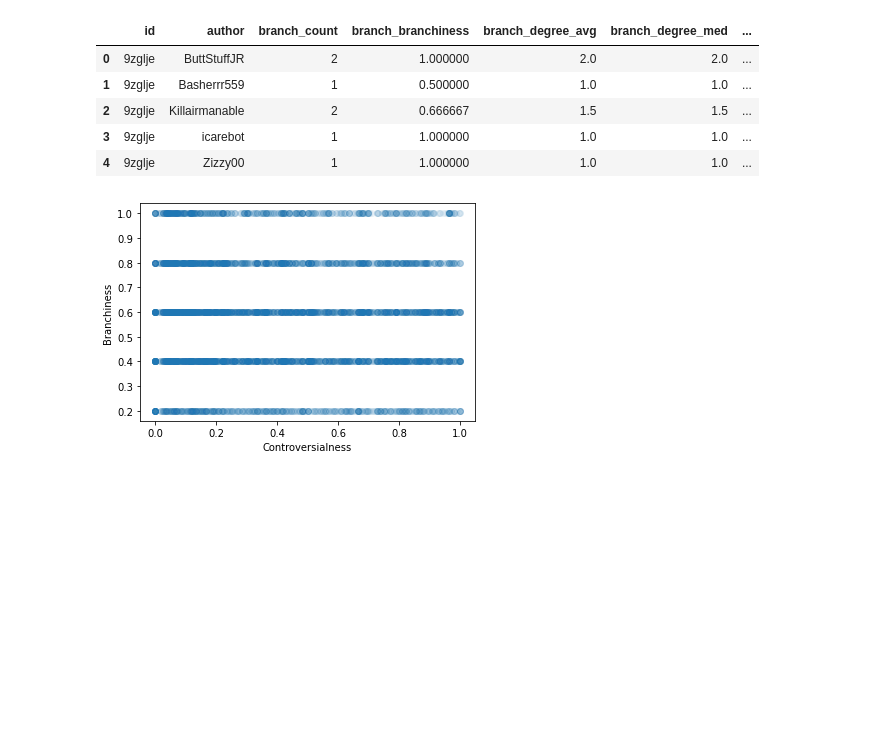
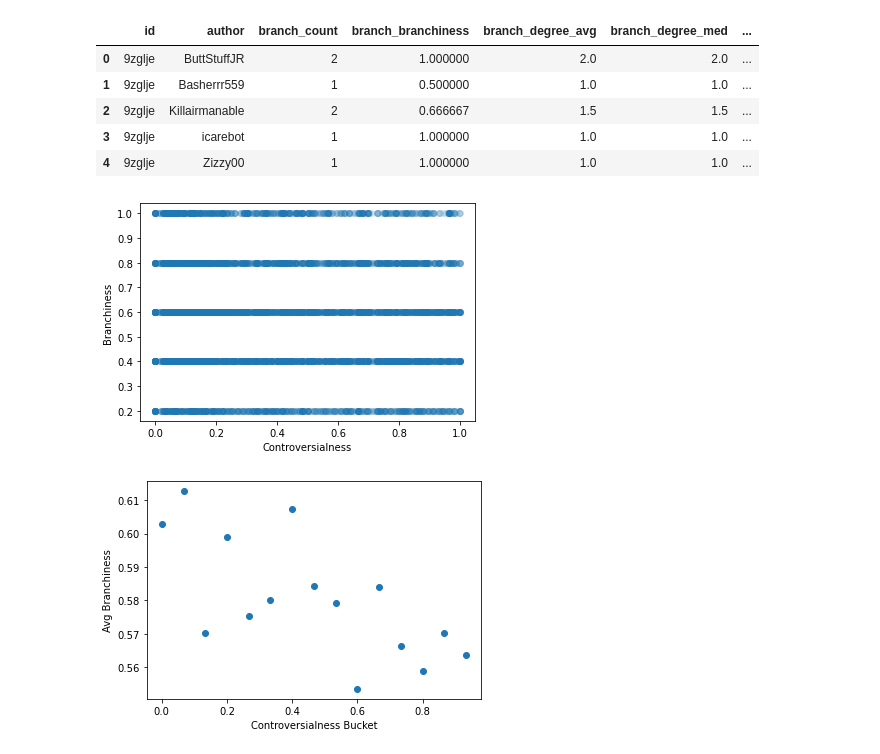
Before and after one commit to cephcyn/cornell_cs6742_a2, a Jupyter notebook: 02_analysis.ipynb, the cells around one changed output. Drawn from its saved outputs; the diff is of its cells as text; code cells hidden in the pictures; blank space fills up the shorter version.

```diff
--- a/02_analysis.ipynb
+++ b/02_analysis.ipynb
@@ -166,23 +166,40 @@ temp_combined_df[:5]
 | 3 | 9zglje | icarebot | 1 | 1.000000 | 1.0 | 1.0 | ... |
 | 4 | 9zglje | Zizzy00 | 1 | 1.000000 | 1.0 | 1.0 | ... |
 # %%
-# Plot controversialness vs user buzziness distribution of each post, only counting users with CONST comments in each post
+# Plot controversialness vs user buzziness of each post, only counting users with CONST comments in each post
 import math
 import matplotlib.pyplot as plt
 import numpy as np
 
 comment_const = 5
+controversy_bins = 15
 
+# Show the ENTIRE breakdown
 temp_df = temp_combined_df
 temp_df = temp_df[temp_df['comment_count']==comment_const]
 
 _ = plt.scatter(
     temp_df['controversialness'],
     temp_df['branch_branchiness'],
-    alpha=0.05,
+    alpha=0.1,
 )
 _ = plt.xlabel('Controversialness')
 _ = plt.ylabel('Branchiness')
 plt.show()
+
+# Bucket into groups of "controversialness"
+temp = [(i/controversy_bins, (i+1)/controversy_bins) for i in range(controversy_bins)]
+temp = [temp_df[temp_df['controversialness']>=b_lo][temp_df['controversialness']<=b_hi] for (b_lo,b_hi) in temp]
+temp = [i['branch_branchiness'] for i in temp]
+temp = [sum(i)/len(i) for i in temp]
+
+_ = plt.scatter(
+    [i/controversy_bins for i in range(controversy_bins)],
+    temp,
+)
+_ = plt.xlabel('Controversialness Bucket')
+_ = plt.ylabel('Avg Branchiness')
+plt.show()
 # %% [output]
-[figure, old version]
+[figure, new version]
+[figure, added]
```
